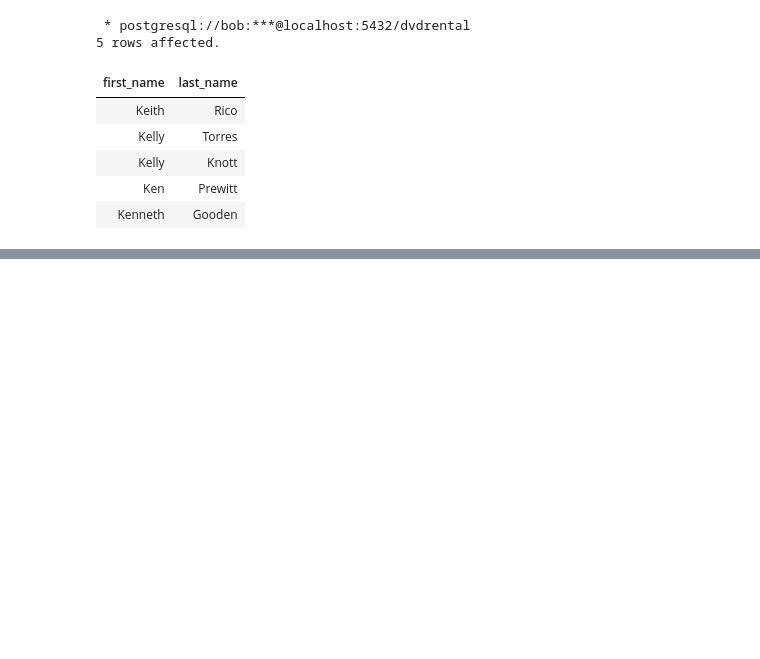
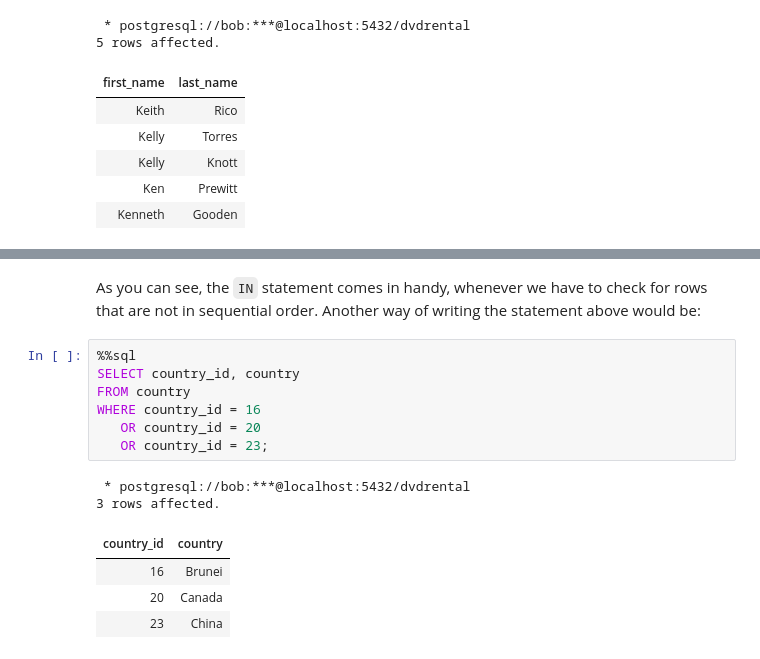
Before and after one commit to lifeBalance/sql-lab, a Jupyter notebook: book/select-statement.ipynb, the cells around one changed output, grey strips where cells are left out. Saved outputs shown, nothing was run; the diff lists cells and outputs as text; blank space fills up the shorter version.

```diff
--- a/book/select-statement.ipynb
+++ b/book/select-statement.ipynb
@@ -253,0 +297,16 @@ In the query above, we're pulling out all customers ordered by `first_name` in a
+# %% [markdown]
+As you can see, the `IN` statement comes in handy, whenever we have to check for rows that are not in sequential order. Another way of writing the statement above would be:
+# %%
+%%sql
+SELECT country_id, country
+FROM country
+WHERE country_id = 16
+   OR country_id = 20
+   OR country_id = 23;
+# %% [output]
+ * postgresql://bob:***@localhost:5432/dvdrental
+3 rows affected.
+| country_id | country |
+| 16 | Brunei |
+| 20 | Canada |
+| 23 | China |
```
Also changed, not shown: parts of 10 cells of this notebook, 4 other files.
